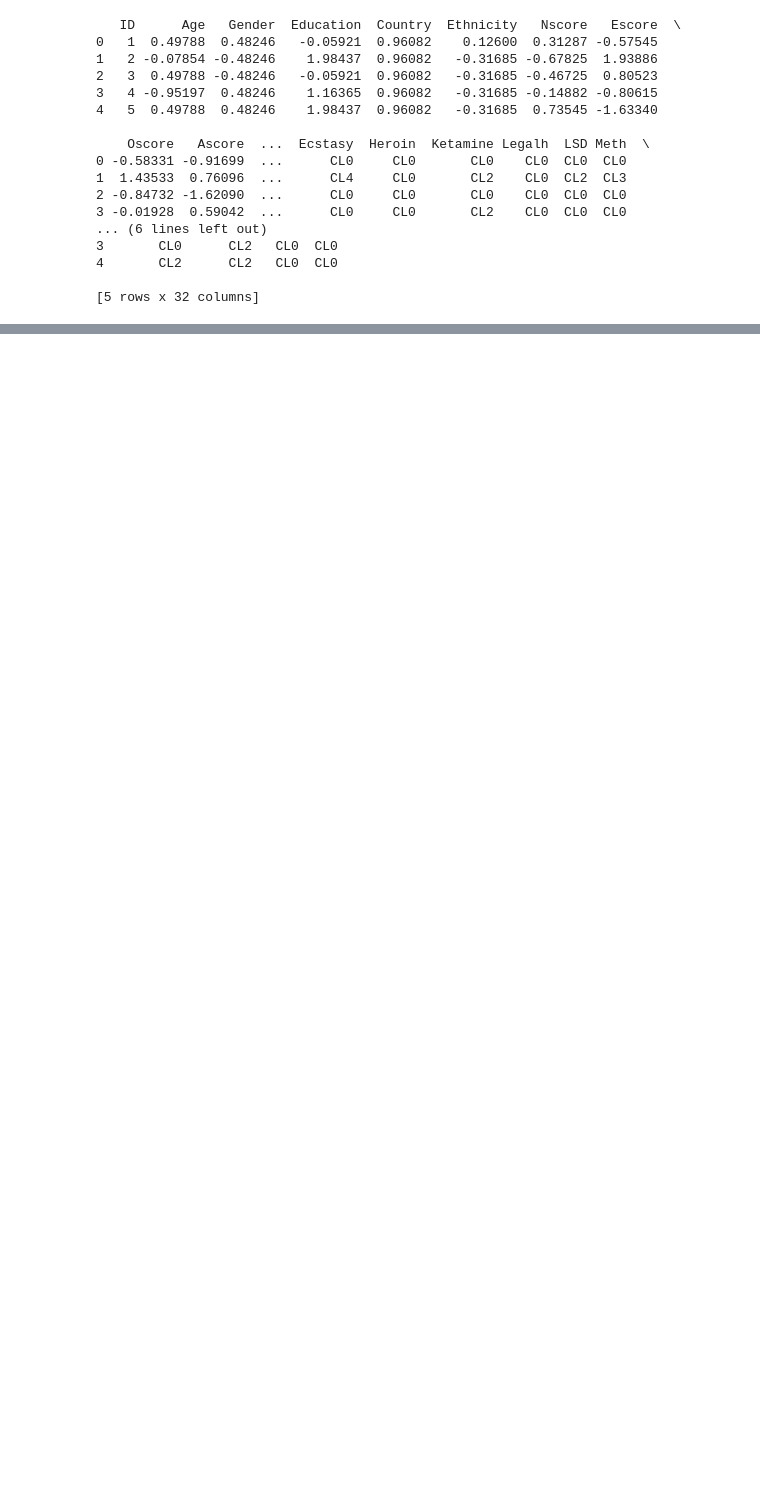
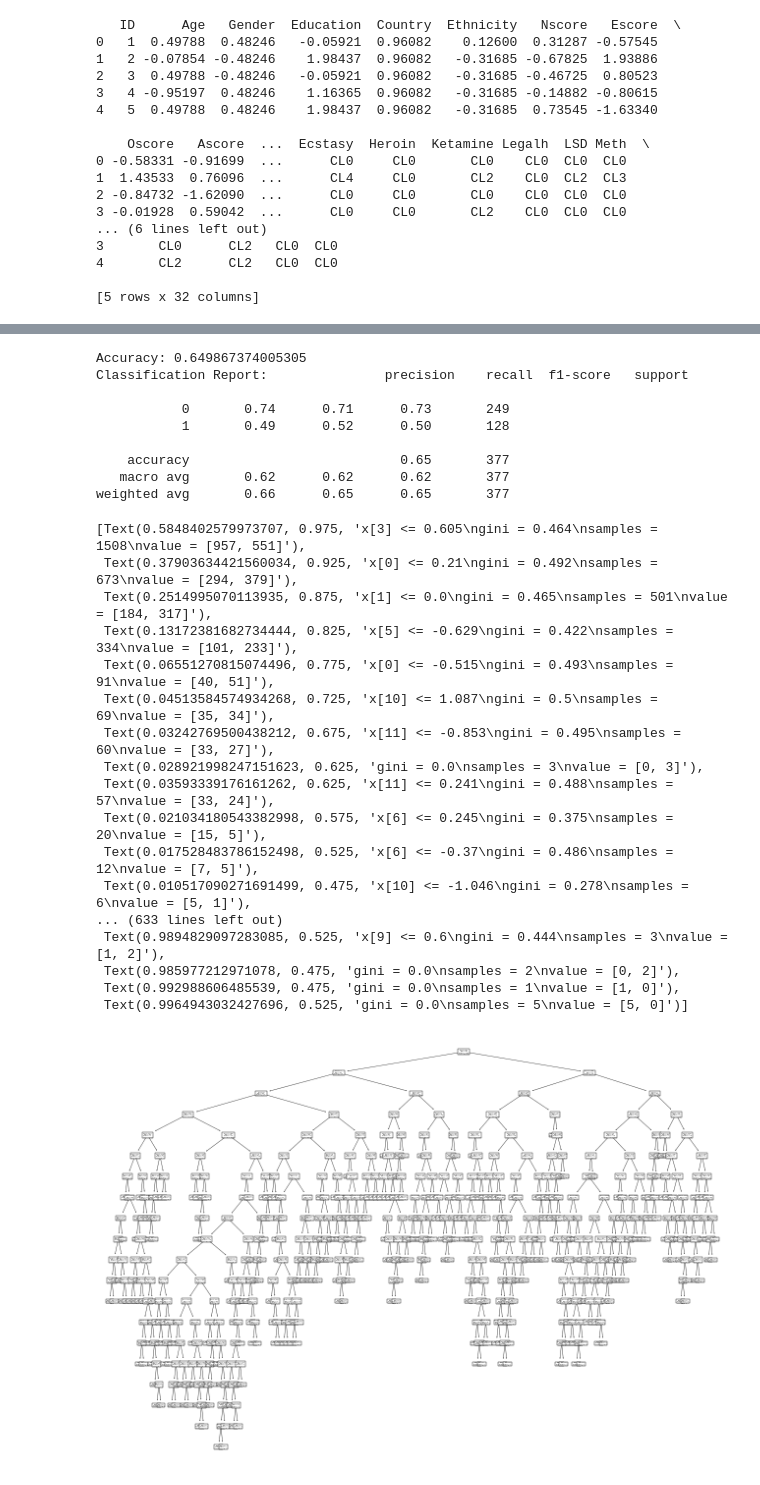
Before and after one commit to Brennan-Chan/Algorithms_GP_DrugCons, a Jupyter notebook: GProj/T-prod.ipynb, the cells around one changed output, grey strips where cells are left out. Cells and saved outputs as stored; diff of their text form; code cells hidden in the pictures; blank space fills up the shorter version.

```diff
--- a/GProj/T-prod.ipynb
+++ b/GProj/T-prod.ipynb
@@ -30,0 +131,15 @@ print(drg_df.head())
+# %%
+# some constants
+drop_me = ['ID', 'Amphet', 'Amyl', 'Benzos', 'Cannabis', 'Coke', 'Crack',
+                'Ecstasy', 'Heroin', 'Ketamine', 'Legalh', 'LSD', 'Meth',
+                'Mushrooms', 'Semer', 'VSA']
+
+# pull out what we are going to predict
+y = np.array(hard_user)
+
+# pull out the predictor variables
+X = cln_drg_df.drop(drop_me, axis=1)
+print(X.head())
+
+# time to split the model
+X_train, X_test, y_train, y_test = train_test_split(X, y, test_size=0.2, random_state=42)
@@ -30,0 +250,43 @@ print(drg_df.head())
+# %%
+model = DecisionTreeClassifier()
+
+model.fit(X_train, y_train)
+
+# Evaluate the model
+y_pred = model.predict(X_test)
+accuracy = accuracy_score(y_test, y_pred)
+dt_report = classification_report(y_test, y_pred)
+print("Accuracy:", accuracy)
+print(f"Classification Report: {dt_report}")
+
+
+# Visualize the decision tree (optional)
+tree.plot_tree(model)
+# %% [output]
+Accuracy: 0.649867374005305
+Classification Report:               precision    recall  f1-score   support
+
+           0       0.74      0.71      0.73       249
+           1       0.49      0.52      0.50       128
+
+    accuracy                           0.65       377
+   macro avg       0.62      0.62      0.62       377
+weighted avg       0.66      0.65      0.65       377
+[Text(0.5848402579973707, 0.975, 'x[3] <= 0.605\ngini = 0.464\nsamples = 1508\nvalue = [957, 551]'),
+ Text(0.37903634421560034, 0.925, 'x[0] <= 0.21\ngini = 0.492\nsamples = 673\nvalue = [294, 379]'),
+ Text(0.2514995070113935, 0.875, 'x[1] <= 0.0\ngini = 0.465\nsamples = 501\nvalue = [184, 317]'),
+ Text(0.13172381682734444, 0.825, 'x[5] <= -0.629\ngini = 0.422\nsamples = 334\nvalue = [101, 233]'),
+ Text(0.06551270815074496, 0.775, 'x[0] <= -0.515\ngini = 0.493\nsamples = 91\nvalue = [40, 51]'),
+ Text(0.04513584574934268, 0.725, 'x[10] <= 1.087\ngini = 0.5\nsamples = 69\nvalue = [35, 34]'),
+ Text(0.03242769500438212, 0.675, 'x[11] <= -0.853\ngini = 0.495\nsamples = 60\nvalue = [33, 27]'),
+ Text(0.028921998247151623, 0.625, 'gini = 0.0\nsamples = 3\nvalue = [0, 3]'),
+ Text(0.03593339176161262, 0.625, 'x[11] <= 0.241\ngini = 0.488\nsamples = 57\nvalue = [33, 24]'),
+ Text(0.021034180543382998, 0.575, 'x[6] <= 0.245\ngini = 0.375\nsamples = 20\nvalue = [15, 5]'),
+ Text(0.017528483786152498, 0.525, 'x[6] <= -0.37\ngini = 0.486\nsamples = 12\nvalue = [7, 5]'),
+ Text(0.010517090271691499, 0.475, 'x[10] <= -1.046\ngini = 0.278\nsamples = 6\nvalue = [5, 1]'),
+... (633 lines left out)
+ Text(0.9894829097283085, 0.525, 'x[9] <= 0.6\ngini = 0.444\nsamples = 3\nvalue = [1, 2]'),
+ Text(0.985977212971078, 0.475, 'gini = 0.0\nsamples = 2\nvalue = [0, 2]'),
+ Text(0.992988606485539, 0.475, 'gini = 0.0\nsamples = 1\nvalue = [1, 0]'),
+ Text(0.9964943032427696, 0.525, 'gini = 0.0\nsamples = 5\nvalue = [5, 0]')]
+[figure, added]
```
Also changed, not shown: parts of 11 cells of this notebook.
